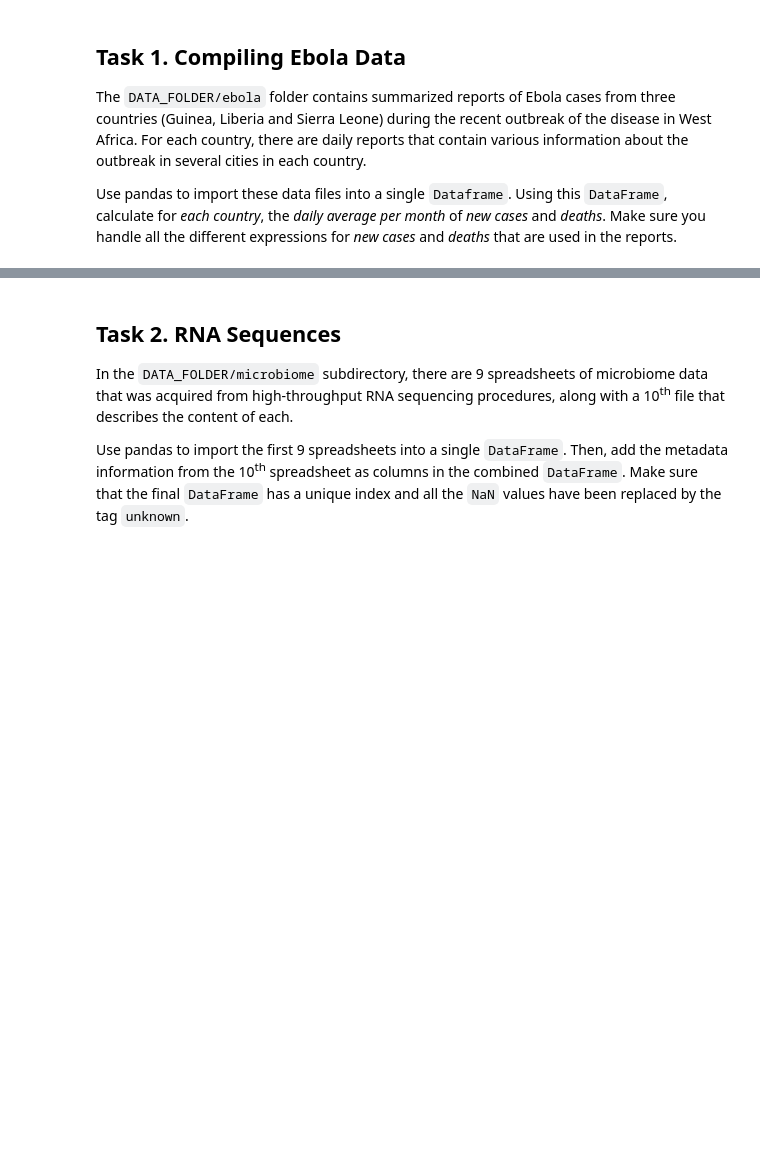
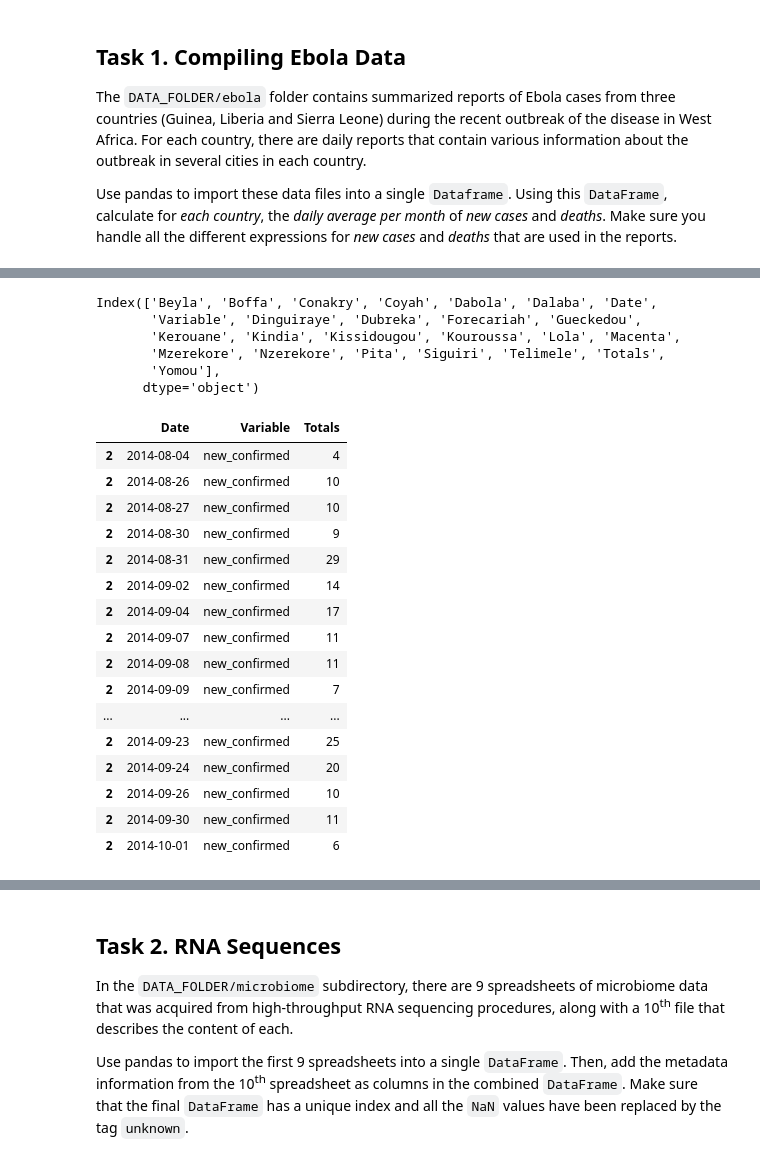
Before and after one commit to ChristianMct/ADA2017-Homeworks, a Jupyter notebook: 01 - Pandas and Data Wrangling/Homework 1.ipynb, the cells around one changed output, grey strips where cells are left out. Saved outputs shown, nothing was run; the diff lists cells and outputs as text; code cells hidden in the pictures; blank space fills up the shorter version.

```diff
--- a/01 - Pandas and Data Wrangling/Homework 1.ipynb
+++ b/01 - Pandas and Data Wrangling/Homework 1.ipynb
@@ -17,0 +106,39 @@ Make sure you handle all the different expressions for *new cases* and *deaths*
+# %%
+frameGU.columns
+# %% [output]
+Index(['Beyla', 'Boffa', 'Conakry', 'Coyah', 'Dabola', 'Dalaba', 'Date',
+       'Variable', 'Dinguiraye', 'Dubreka', 'Forecariah', 'Gueckedou',
+       'Kerouane', 'Kindia', 'Kissidougou', 'Kouroussa', 'Lola', 'Macenta',
+       'Mzerekore', 'Nzerekore', 'Pita', 'Siguiri', 'Telimele', 'Totals',
+       'Yomou'],
+      dtype='object')
+# %%
+frameGU.Variable = frameGU.Variable.str.replace('New cases of confirmed','new_confirmed')
+frameGU.Variable = frameGU.Variable.str.replace('New deaths registered today (confirmed)','death_confirmed')
+frameLI.Variable = frameLI.Variable.str.replace('New case/s (confirmed)','new_confirmed')
+frameLI.Variable = frameLI.Variable.str.replace('Total death/s in confirmed cases','death_confirmed')
+# %%
+PhilterList = ['new_confirmed', 'death_confirmed']
+frameSL = frameSL.loc[frameSL['Variable'].isin(PhilterList)]
+frameLI = frameLI.loc[frameLI['Variable'].isin(PhilterList)]
+frameGU = frameGU.loc[frameGU['Variable'].isin(PhilterList)]
+frameGU = frameGU[['Date', 'Variable', 'National']]
+frameGU
+# %% [output]
+|  | Date | Variable | Totals |
+| 2 | 2014-08-04 | new_confirmed | 4 |
+| 2 | 2014-08-26 | new_confirmed | 10 |
+| 2 | 2014-08-27 | new_confirmed | 10 |
+| 2 | 2014-08-30 | new_confirmed | 9 |
+| 2 | 2014-08-31 | new_confirmed | 29 |
+| 2 | 2014-09-02 | new_confirmed | 14 |
+| 2 | 2014-09-04 | new_confirmed | 17 |
+| 2 | 2014-09-07 | new_confirmed | 11 |
+| 2 | 2014-09-08 | new_confirmed | 11 |
+| 2 | 2014-09-09 | new_confirmed | 7 |
+| ... | ... | ... | ... |
+| 2 | 2014-09-23 | new_confirmed | 25 |
+| 2 | 2014-09-24 | new_confirmed | 20 |
+| 2 | 2014-09-26 | new_confirmed | 10 |
+| 2 | 2014-09-30 | new_confirmed | 11 |
+| 2 | 2014-10-01 | new_confirmed | 6 |
```
Also changed, not shown: parts of 14 cells of this notebook.
